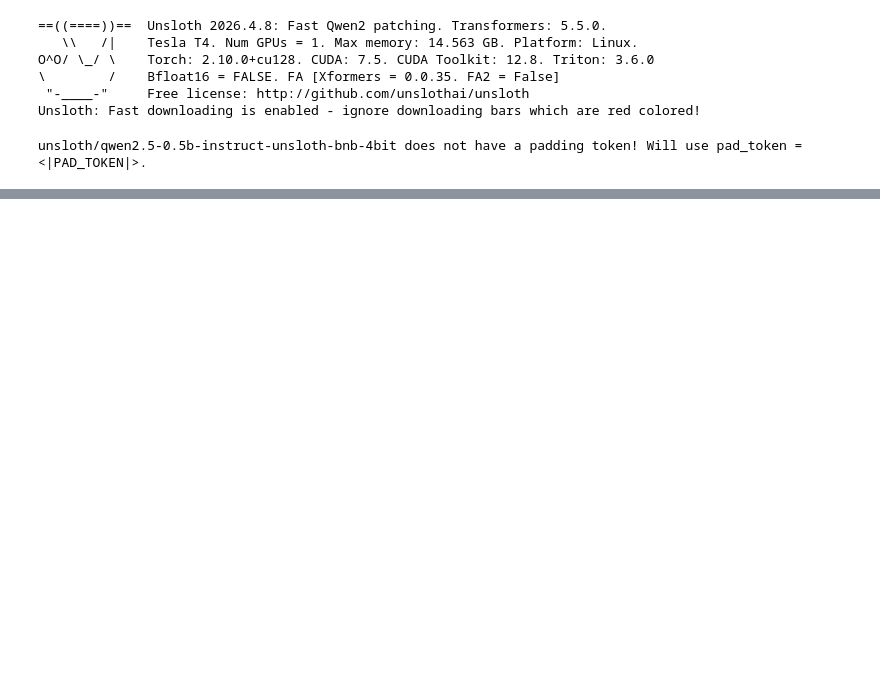
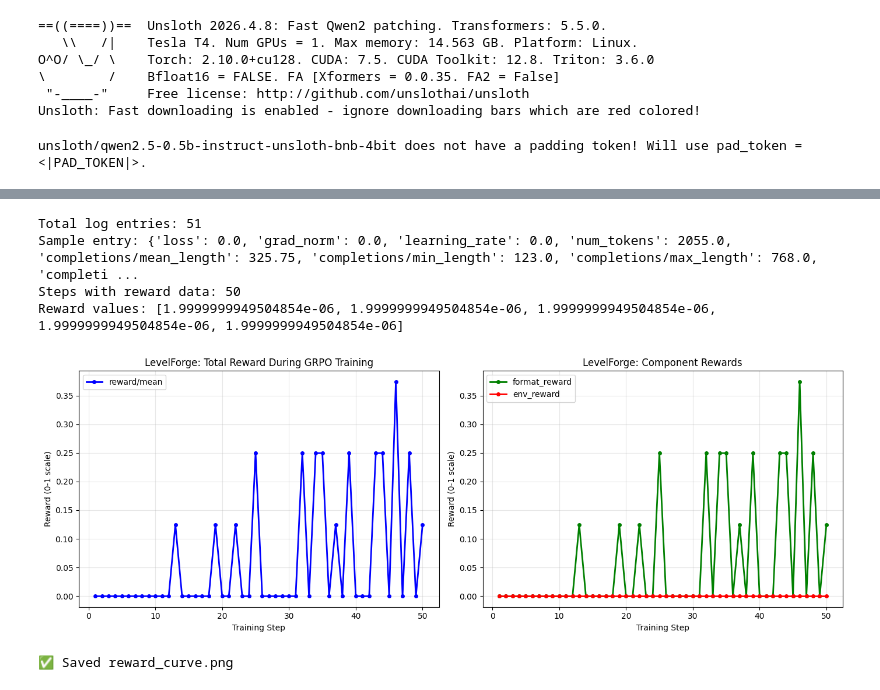
Before and after one commit to Pranavpro23/levelforge_env, a Jupyter notebook: training/train_grpo.ipynb, the cells around one changed output, grey strips where cells are left out. Drawn from its saved outputs; the diff is of its cells as text; code cells hidden in the pictures; blank space fills up the shorter version.

Commit message:
update: training notebook with fixed call_env_reward and correct ENV_URL

```diff
--- a/training/train_grpo.ipynb
+++ b/training/train_grpo.ipynb
@@ -128,16 +222,53 @@ trainer.train()
 # %%
 import matplotlib.pyplot as plt
 
-rewards = [log["reward_mean"] for log in trainer.state.log_history if "reward_mean" in log]
-steps = list(range(0, len(rewards) * 5, 5))
+log_history = trainer.state.log_history
+print(f"Total log entries: {len(log_history)}")
+print(f"Sample entry: {log_history[0] if log_history else 'empty'}")
 
-plt.figure(figsize=(10, 5))
-plt.plot(steps, rewards, label="reward/mean", color="blue")
-plt.xlabel("Training Step")
-plt.ylabel("Reward (0-4 scale)")
-plt.title("LevelForge: Reward Improvement During GRPO Training")
-plt.legend()
-plt.grid(True, alpha=0.3)
-plt.savefig("reward_curve.png", dpi=150, bbox_inches="tight")
-plt.show()
-print("Saved reward_curve.png")
+# Extract reward values
+steps, rewards, format_rewards, env_rewards = [], [], [], []
+for log in log_history:
+    if "reward" in log:
+        steps.append(log.get("step", len(steps)))
+        rewards.append(log.get("reward", 0))
+        format_rewards.append(log.get("rewards/format_reward/mean", 0))
+        env_rewards.append(log.get("rewards/call_env_reward/mean", 0))
+
+print(f"Steps with reward data: {len(steps)}")
+print(f"Reward values: {rewards[:5]}")
+
+if steps:
+    fig, axes = plt.subplots(1, 2, figsize=(14, 5))
+
+    # Plot 1 - total reward
+    axes[0].plot(steps, rewards, 'b-o', linewidth=2, markersize=4, label="reward/mean")
+    axes[0].set_xlabel("Training Step")
+    axes[0].set_ylabel("Reward (0-1 scale)")
+    axes[0].set_title("LevelForge: Total Reward During GRPO Training")
+    axes[0].legend()
+    axes[0].grid(True, alpha=0.3)
+
+    # Plot 2 - component rewards
+    axes[1].plot(steps, format_rewards, 'g-o', linewidth=2, markersize=4, label="format_reward")
+    axes[1].plot(steps, env_rewards, 'r-o', linewidth=2, markersize=4, label="env_reward")
+    axes[1].set_xlabel("Training Step")
+    axes[1].set_ylabel("Reward (0-1 scale)")
+    axes[1].set_title("LevelForge: Component Rewards")
+    axes[1].legend()
+    axes[1].grid(True, alpha=0.3)
+
+    plt.tight_layout()
+    plt.savefig("reward_curve.png", dpi=150, bbox_inches="tight")
+    plt.show()
+    print("✅ Saved reward_curve.png")
+else:
+    print("❌ No reward data in log_history")
+    print("All log keys:", [list(l.keys()) for l in log_history[:3]])
+# %% [output]
+Total log entries: 51
+Sample entry: {'loss': 0.0, 'grad_norm': 0.0, 'learning_rate': 0.0, 'num_tokens': 2055.0, 'completions/mean_length': 325.75, 'completions/min_length': 123.0, 'completions/max_length': 768.0, 'completi ...
+Steps with reward data: 50
+Reward values: [1.9999999949504854e-06, 1.9999999949504854e-06, 1.9999999949504854e-06, 1.9999999949504854e-06, 1.9999999949504854e-06]
+[figure, added]
+✅ Saved reward_curve.png
```
Also changed, not shown: parts of 4 cells of this notebook.
